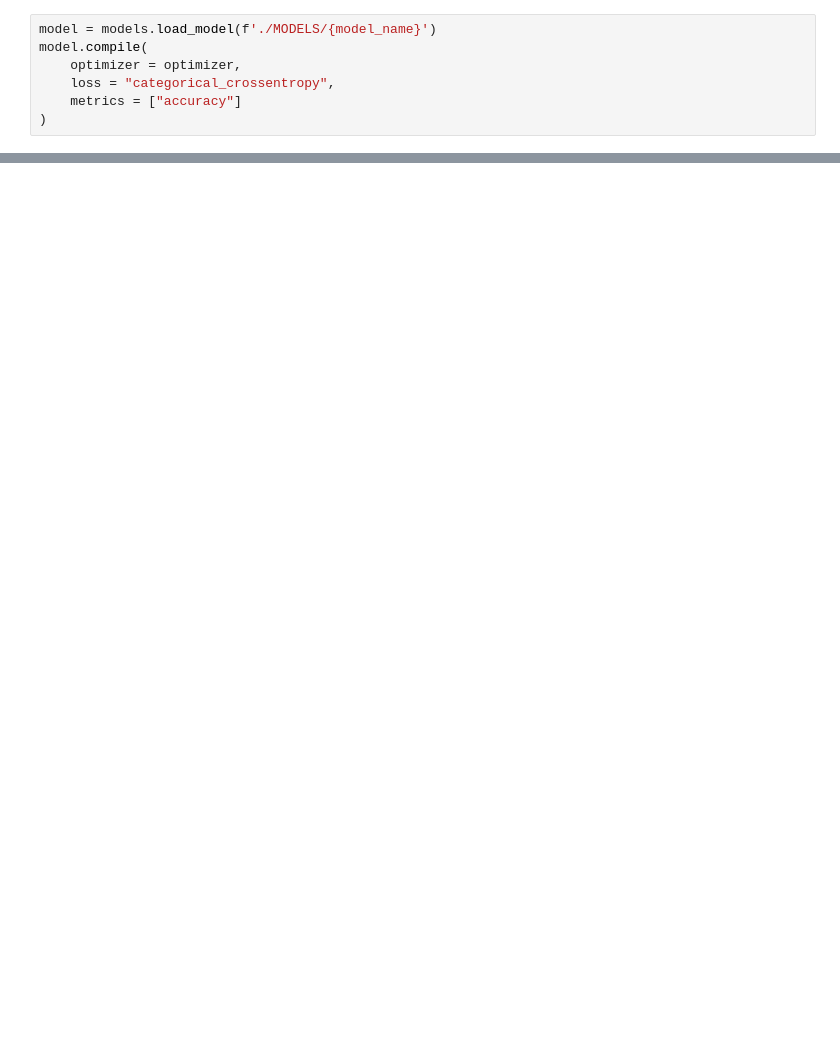
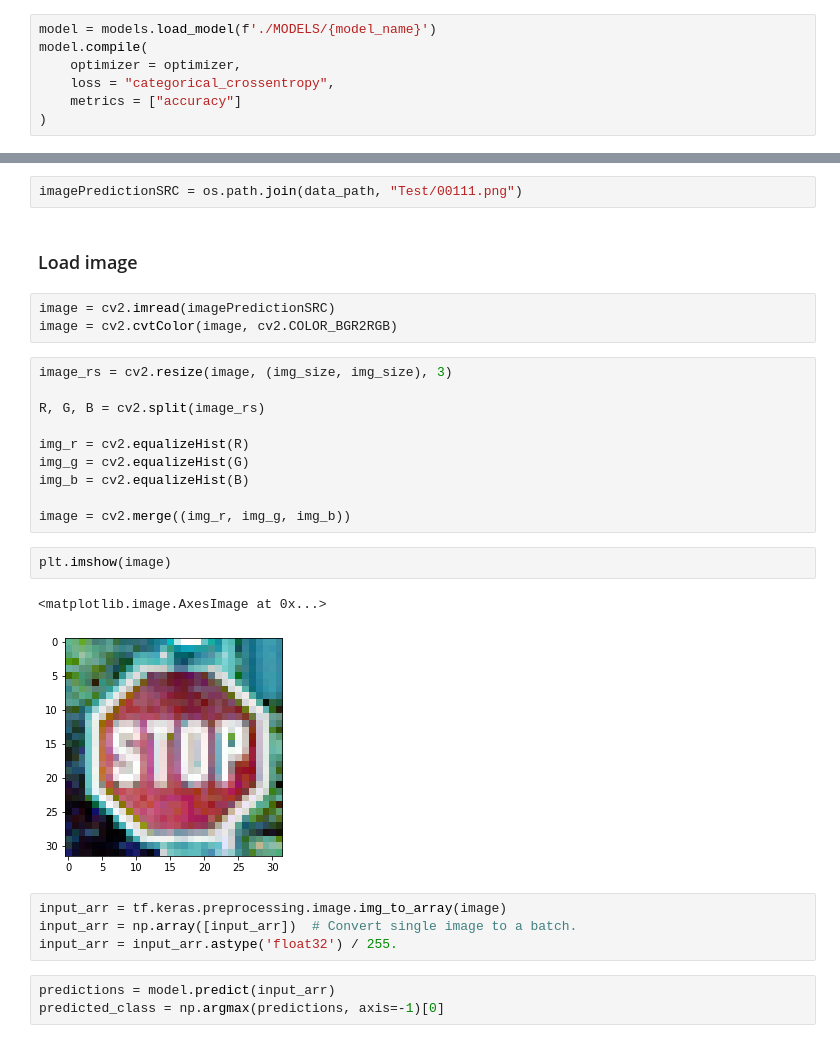
Before and after one commit to vgadget/UPV-MUIARFID, a Jupyter notebook: Artificial neural networks/Project/Traffic sign recognition.ipynb, the cells around one changed output, grey strips where cells are left out. Saved outputs shown, nothing was run; the diff lists cells and outputs as text; blank space fills up the shorter version.

```diff
--- a/Artificial neural networks/Project/Traffic sign recognition.ipynb
+++ b/Artificial neural networks/Project/Traffic sign recognition.ipynb
@@ -221,0 +275,29 @@ model.compile(
+# %%
+imagePredictionSRC = os.path.join(data_path, "Test/00111.png")
+# %% [markdown]
+### Load image
+# %%
+image = cv2.imread(imagePredictionSRC)
+image = cv2.cvtColor(image, cv2.COLOR_BGR2RGB)
+# %%
+image_rs = cv2.resize(image, (img_size, img_size), 3)
+
+R, G, B = cv2.split(image_rs)
+
+img_r = cv2.equalizeHist(R)
+img_g = cv2.equalizeHist(G)
+img_b = cv2.equalizeHist(B)
+
+image = cv2.merge((img_r, img_g, img_b))
+# %%
+plt.imshow(image)
+# %% [output]
+<matplotlib.image.AxesImage at 0x...>
+[figure, added]
+# %%
+input_arr = tf.keras.preprocessing.image.img_to_array(image)
+input_arr = np.array([input_arr])  # Convert single image to a batch.
+input_arr = input_arr.astype('float32') / 255.
+# %%
+predictions = model.predict(input_arr)
+predicted_class = np.argmax(predictions, axis=-1)[0]
```
Also changed, not shown: parts of 15 cells of this notebook, 6 other files.
